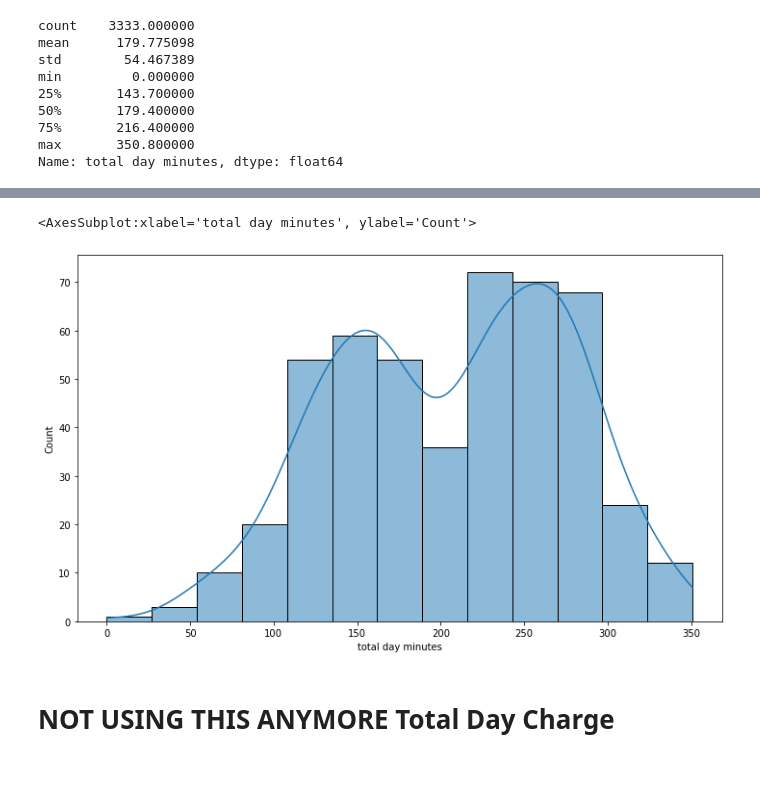
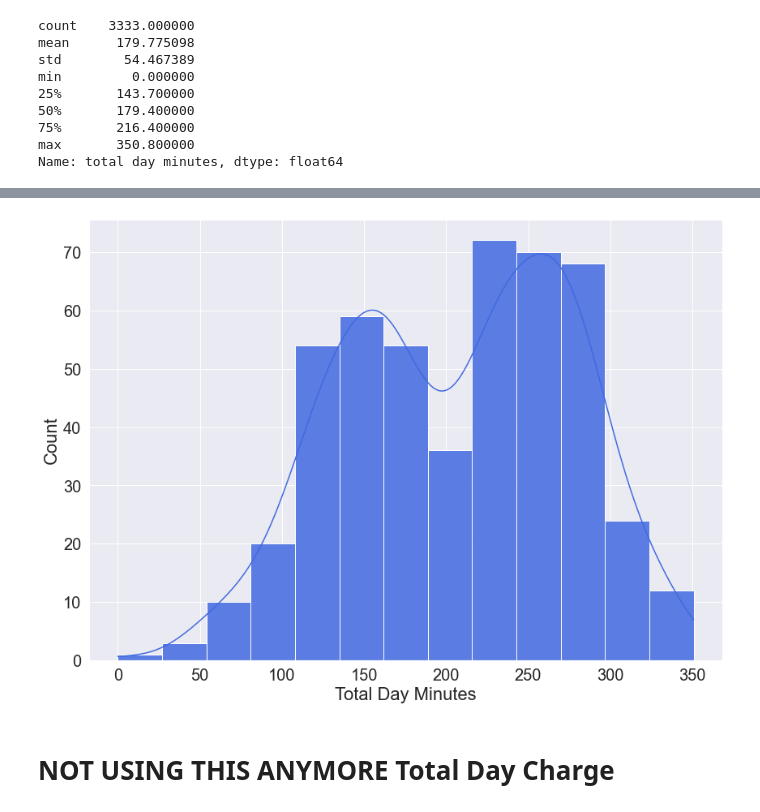
Before and after one commit to jswec/Phase-3-Project, a Jupyter notebook: Data Visualization.ipynb, the cells around one changed output, grey strips where cells are left out. Drawn from its saved outputs; the diff is of its cells as text; code cells hidden in the pictures; blank space fills up the shorter version.

```diff
--- a/Data Visualization.ipynb
+++ b/Data Visualization.ipynb
@@ -165,13 +165,19 @@ ax.set(xlabel='Total Day Minues', ylabel='Denisity')
 # %%
-fig, ax = plt.subplots(figsize=(12, 7))
+fig, ax = plt.subplots(figsize=(14, 10))
 
 sns.histplot(data = churn
             ,x = 'total day minutes'
             ,kde = True
-            )
+            ,color='royalblue'
+            ,alpha=0.85)
+
+plt.xticks(fontsize=20)
+plt.xlabel('Total Day Minutes', size=22)
+plt.ylabel('Count', size=22)
+plt.yticks(fontsize=20)
+plt.show(fig);
 # %% [output]
-<AxesSubplot:xlabel='total day minutes', ylabel='Count'>
-[figure, old version]
+[figure, new version]
 # %% [markdown]
 # NOT USING THIS ANYMORE Total Day Charge
 # %%
```
Also changed, not shown: parts of 10 cells of this notebook.
